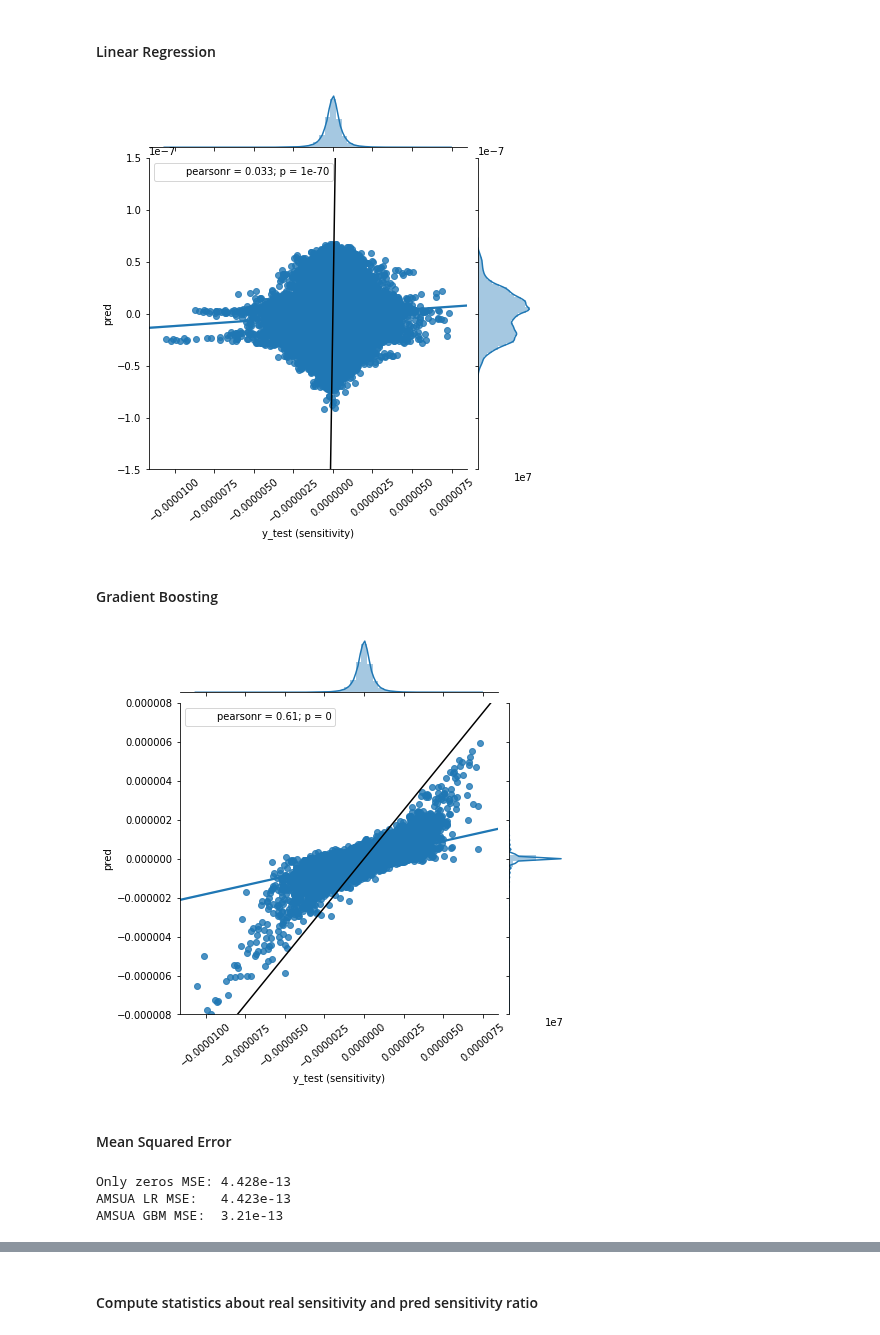
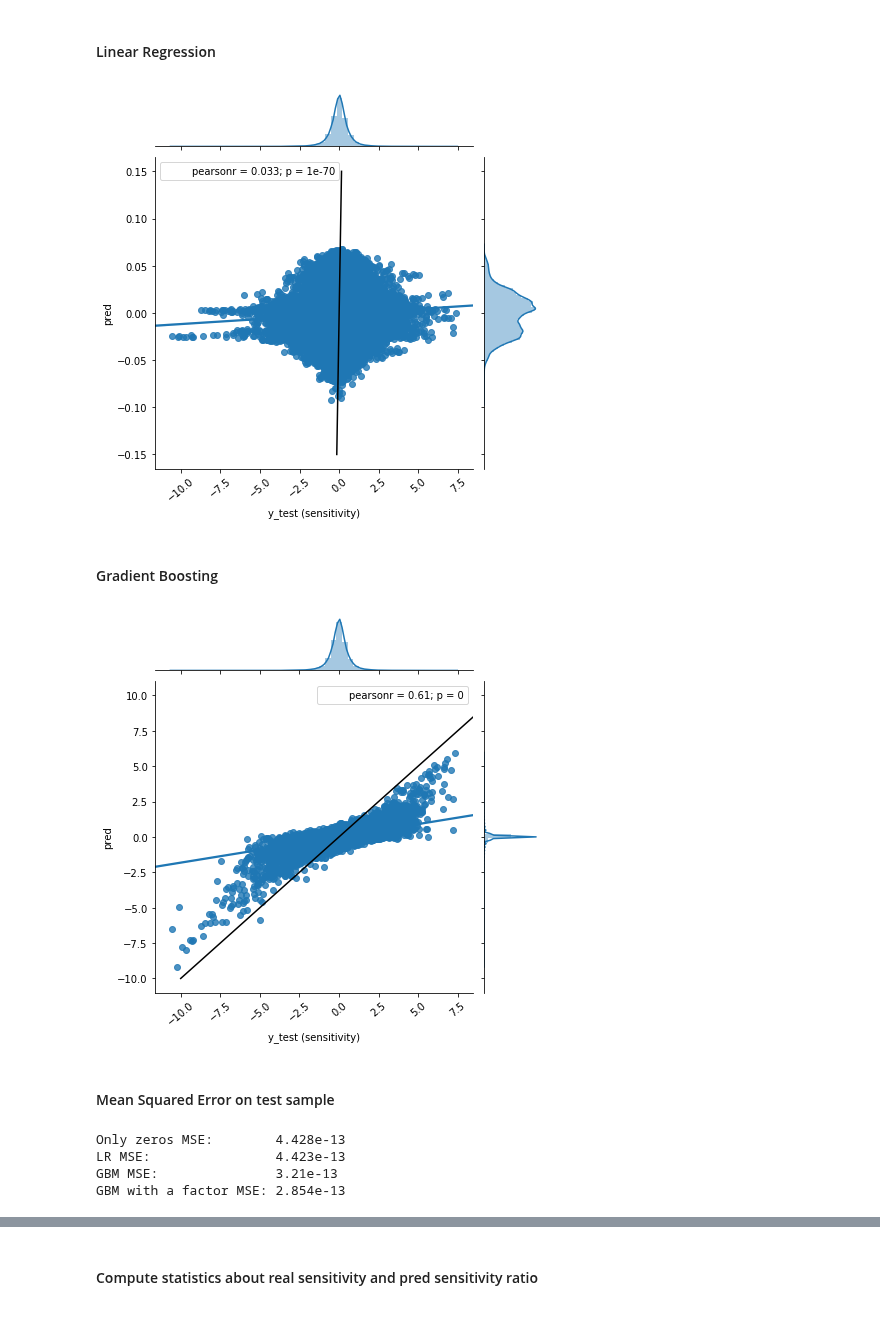
Before and after one commit to JCSDA-internal/FSOI, a Jupyter notebook: ml_scripts/eda_ch14.ipynb, the cells around one changed output, grey strips where cells are left out. Cells and saved outputs as stored; diff of their text form; code cells hidden in the pictures.

```diff
--- a/ml_scripts/eda_ch14.ipynb
+++ b/ml_scripts/eda_ch14.ipynb
@@ -119,40 +127,38 @@ gbm_pred = gbm.predict(X_test, num_iteration=gbm.best_iteration_)
 # %% [markdown]
 #### Linear Regression
 # %%
-ax = sns.jointplot(x=y_test , y=lr_pred, kind="reg")
+ax = sns.jointplot(x=y_test*1e6 , y=lr_pred*1e6, kind="reg")
 ax.annotate(stats.pearsonr)
 ax.set_axis_labels(xlabel='y_test (sensitivity)', ylabel='pred')
-# fix y axis limits
-ax.ax_marg_y.set_ylim(-0.00000015, 0.00000015)
 # add bissectrice (in black)
-plt.plot([-0.00000015, 0.00000015], [-0.00000015, 0.00000015], 'k-')
+plt.plot([-0.15, 0.15], [-0.15, 0.15], 'k-')
 # prevent x axis labels overlapping
 plt.xticks(rotation=40)
 plt.show()
 # %% [output]
-[figure, old version]
+[figure, new version]
 # %% [markdown]
 #### Gradient Boosting
 # %%
-ax = sns.jointplot(x=y_test , y=gbm_pred, kind="reg")
+ax = sns.jointplot(x=y_test*1e6 , y=gbm_pred*1e6, kind="reg")
 ax.annotate(stats.pearsonr)
 ax.set_axis_labels(xlabel='y_test (sensitivity)', ylabel='pred')
-# fix y axis limits
-ax.ax_marg_y.set_ylim(-0.000008, 0.000008)
 # add bissectrice (in black)
-plt.plot([-0.00001, 0.00001], [-0.00001, 0.00001], 'k-')
+plt.plot([-10, 10], [-10, 10], 'k-')
 # prevent x axis labels overlapping
 plt.xticks(rotation=40)
 plt.show()
 # %% [output]
-[figure, old version]
+[figure, new version]
 # %% [markdown]
-#### Mean Squared Error
+#### Mean Squared Error on test sample
 # %%
-print('Only zeros MSE: {0:.4g}' .format(mean_squared_error(y_test, [0]*len(y_test))))
-print('AMSUA LR MSE:   {0:.4g}' .format(mean_squared_error(y_test, lr_pred)))
-print('AMSUA GBM MSE:  {0:.4g}' .format(mean_squared_error(y_test, gbm_pred)))
+print('Only zeros MSE:        {0:.4g}' .format(mean_squared_error(y_test, [0]*len(y_test))))
+print('LR MSE:                {0:.4g}' .format(mean_squared_error(y_test, lr_pred)))
+print('GBM MSE:               {0:.4g}' .format(mean_squared_error(y_test, gbm_pred)))
+print('GBM with a factor MSE: {0:.4g}' .format(mean_squared_error(y_test, 2.5*gbm_pred)))
 # %% [output]
-Only zeros MSE: 4.428e-13
-AMSUA LR MSE:   4.423e-13
-AMSUA GBM MSE:  3.21e-13
+Only zeros MSE:        4.428e-13
+LR MSE:                4.423e-13
+GBM MSE:               3.21e-13
+GBM with a factor MSE: 2.854e-13
```
Also changed, not shown: parts of 6 cells of this notebook, 2 other files.
